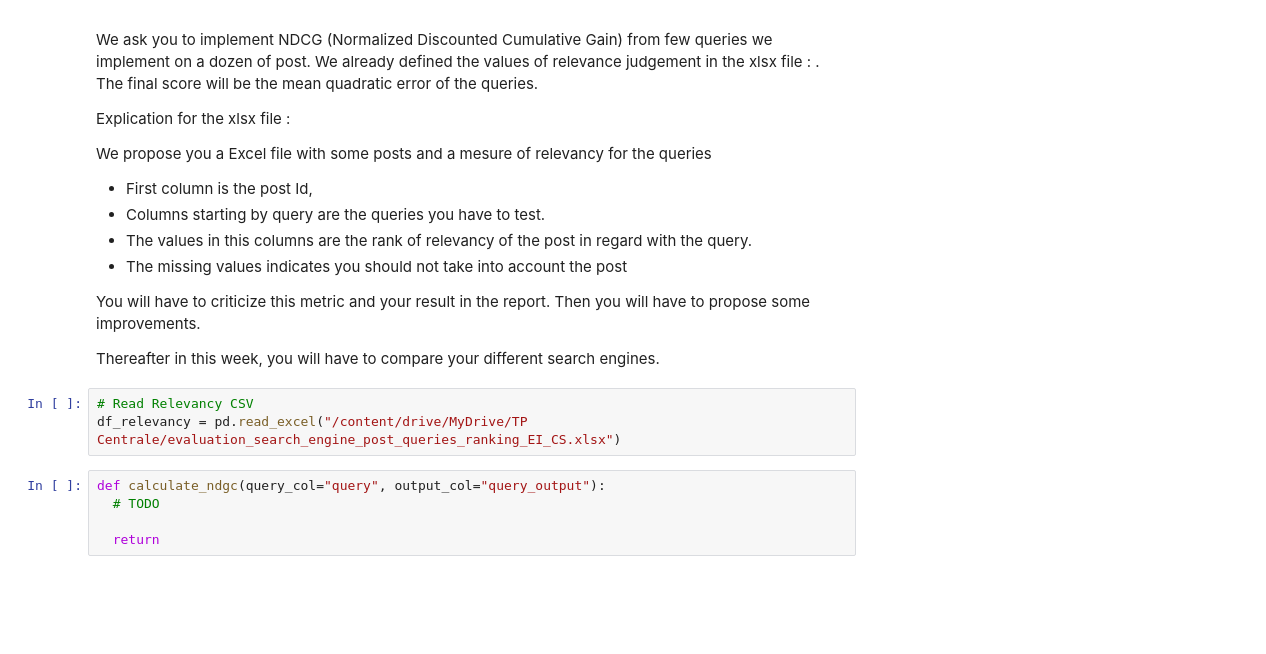
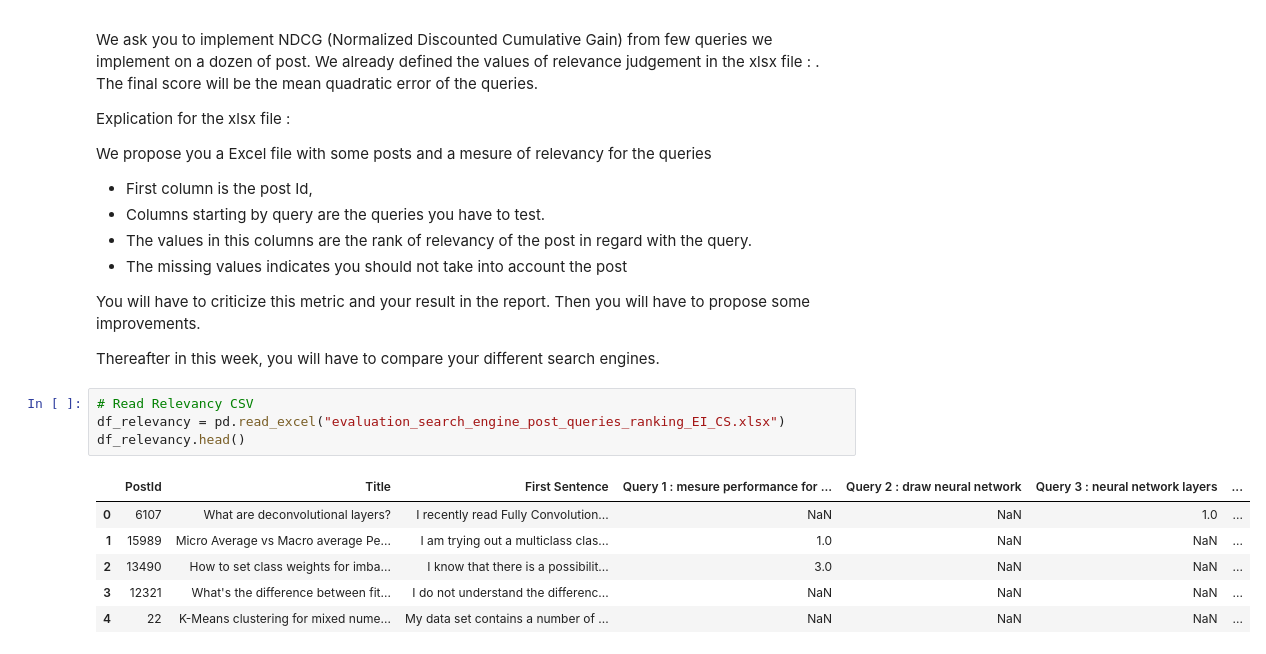
Before and after one commit to Aubinx/Search-Engine-HeadMind-Partners, a Jupyter notebook: Day2.ipynb, the cells around one changed output. Drawn from its saved outputs; the diff is of its cells as text; blank space fills up the shorter version.

Commit message:
Search

```diff
--- a/Day2.ipynb
+++ b/Day2.ipynb
@@ -491,9 +510,12 @@ You will have to criticize this metric and your result in the report. Then you w
 Thereafter in this week, you will have to compare your different search engines.
 # %%
 # Read Relevancy CSV
-df_relevancy = pd.read_excel("/content/drive/MyDrive/TP Centrale/evaluation_search_engine_post_queries_ranking_EI_CS.xlsx")
+df_relevancy = pd.read_excel("evaluation_search_engine_post_queries_ranking_EI_CS.xlsx")
+df_relevancy.head()
+# %% [output]
+|  | PostId | Title | First Sentence | Query 1 : mesure performance for ... | Query 2 : draw neural network | Query 3 : neural network layers | ... |
+| 0 | 6107 | What are deconvolutional layers? | I recently read Fully Convolution... | NaN | NaN | 1.0 | ... |
+| 1 | 15989 | Micro Average vs Macro average Pe... | I am trying out a multiclass clas... | 1.0 | NaN | NaN | ... |
+| 2 | 13490 | How to set class weights for imba... | I know that there is a possibilit... | 3.0 | NaN | NaN | ... |
+| 3 | 12321 | What's the difference between fit... | I do not understand the differenc... | NaN | NaN | NaN | ... |
+| 4 | 22 | K-Means clustering for mixed nume... | My data set contains a number of ... | NaN | NaN | NaN | ... |
-# %%
-def calculate_ndgc(query_col="query", output_col="query_output"):
-  # TODO
-
-  return
```
Also changed, not shown: parts of 9 cells of this notebook, 3 other files.
